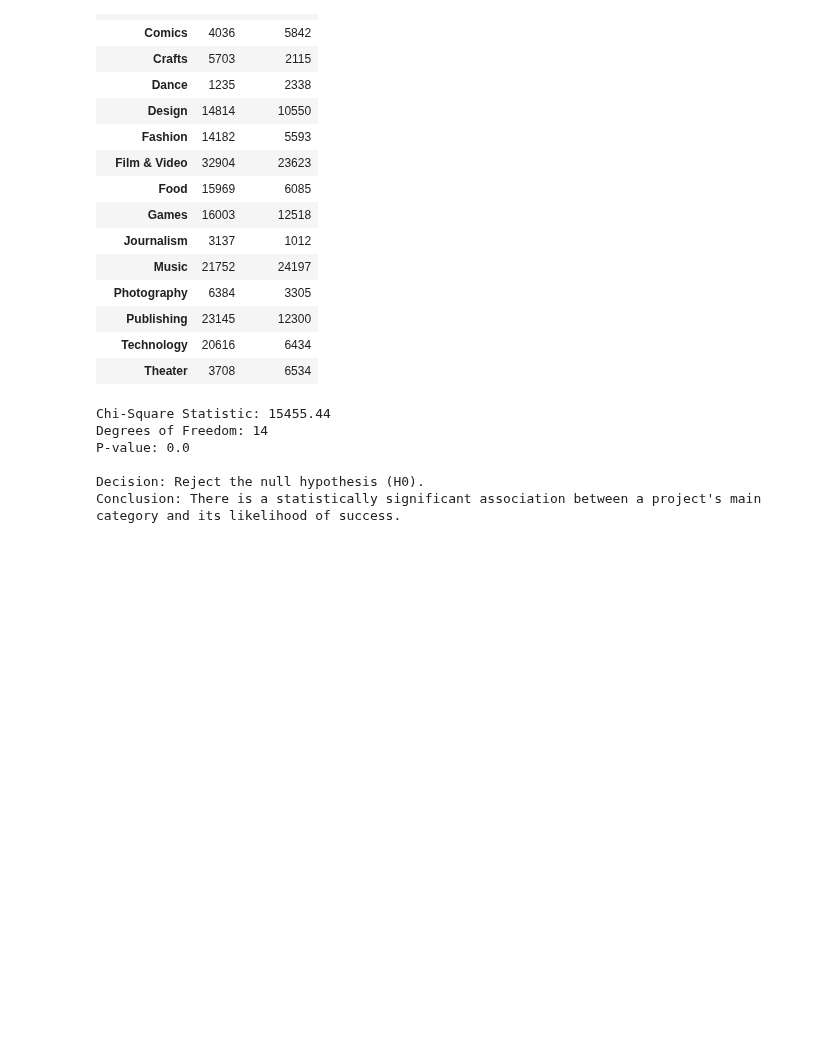
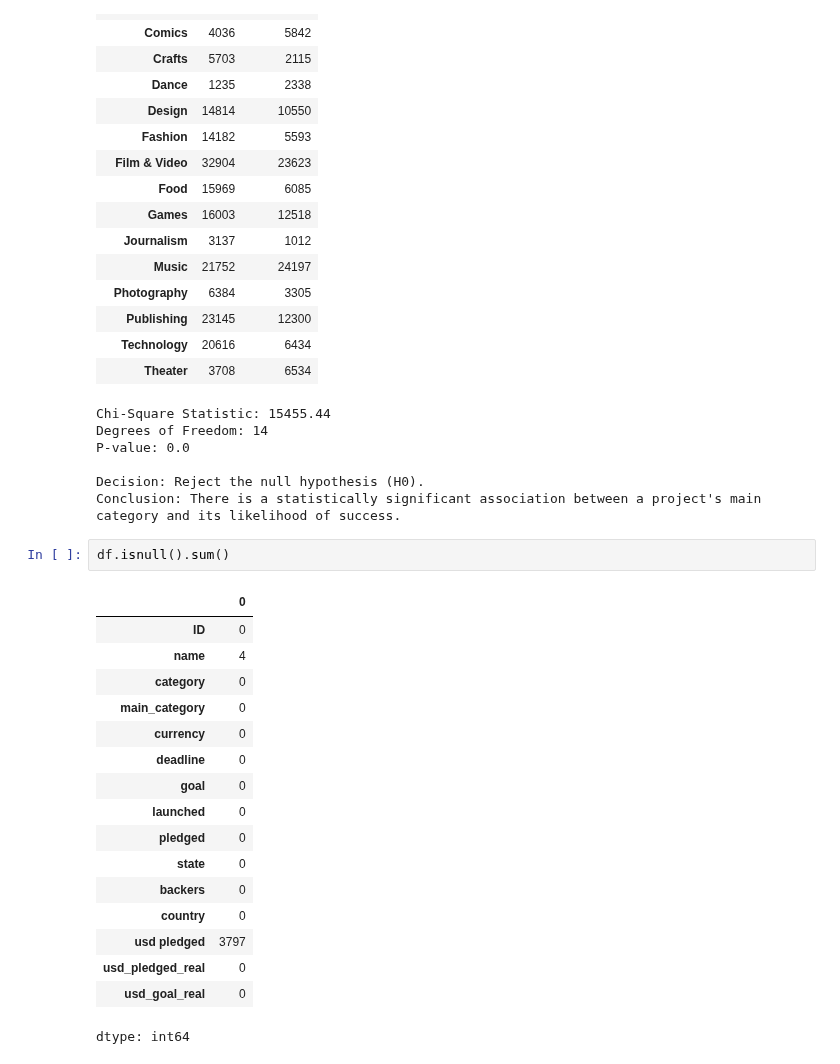
Before and after one commit to Bilalabdulkadir/.github, a Jupyter notebook: Week_4_Kickstarter_Statistical_Analysis_Plan.ipynb, the cells around one changed output. Cells and saved outputs as stored; diff of their text form; blank space fills up the shorter version.

```diff
--- a/Week_4_Kickstarter_Statistical_Analysis_Plan.ipynb
+++ b/Week_4_Kickstarter_Statistical_Analysis_Plan.ipynb
@@ -269,3 +269,23 @@ P-value: 0.0
 
 Decision: Reject the null hypothesis (H0).
 Conclusion: There is a statistically significant association between a project's main category and its likelihood of success.
+# %%
+df.isnull().sum()
+# %% [output]
+|  | 0 |
+| ID | 0 |
+| name | 4 |
+| category | 0 |
+| main_category | 0 |
+| currency | 0 |
+| deadline | 0 |
+| goal | 0 |
+| launched | 0 |
+| pledged | 0 |
+| state | 0 |
+| backers | 0 |
+| country | 0 |
+| usd pledged | 3797 |
+| usd_pledged_real | 0 |
+| usd_goal_real | 0 |
+dtype: int64
```
Also changed, not shown: parts of 3 cells of this notebook.
